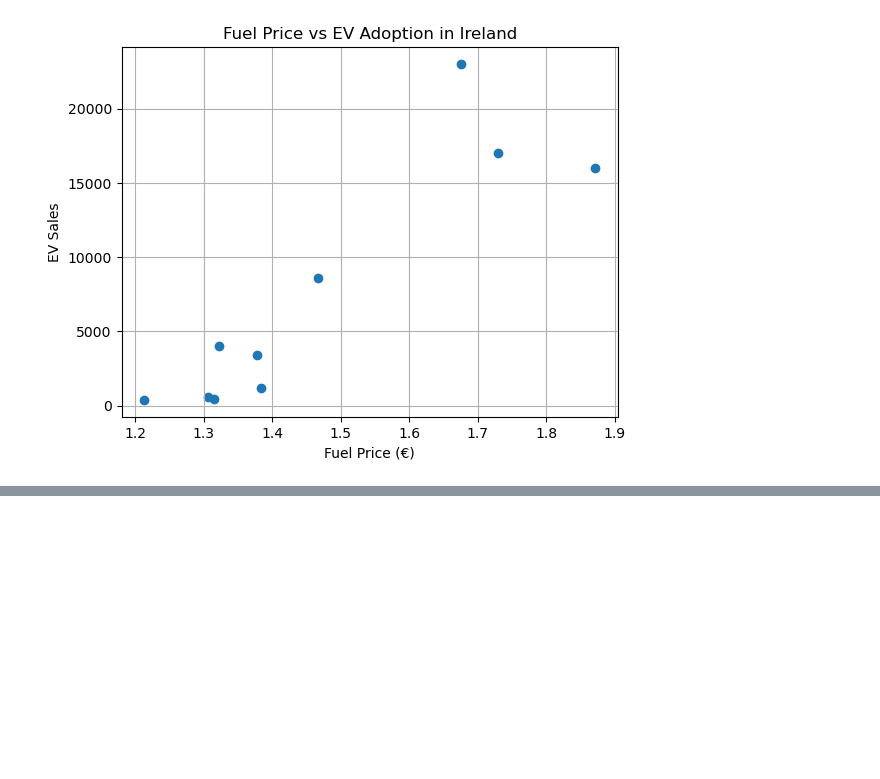
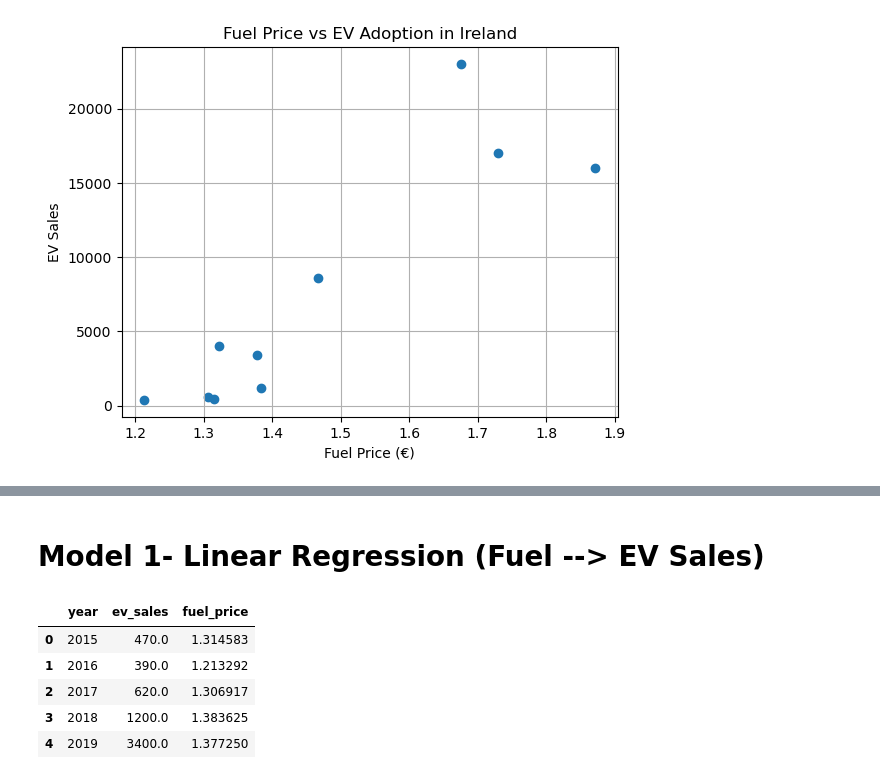
Before and after one commit to Guilherme2022448/Final-Project, a Jupyter notebook: ev_adoption_analysis.ipynb, the cells around one changed output, grey strips where cells are left out. Saved outputs shown, nothing was run; the diff lists cells and outputs as text; code cells hidden in the pictures; blank space fills up the shorter version.

```diff
--- a/ev_adoption_analysis.ipynb
+++ b/ev_adoption_analysis.ipynb
@@ -451,0 +458,11 @@ plt.show()
+# %% [markdown]
+# Model 1- Linear Regression (Fuel --> EV Sales)
+# %%
+merged_df.head()
+# %% [output]
+|  | year | ev_sales | fuel_price |
+| 0 | 2015 | 470.0 | 1.314583 |
+| 1 | 2016 | 390.0 | 1.213292 |
+| 2 | 2017 | 620.0 | 1.306917 |
+| 3 | 2018 | 1200.0 | 1.383625 |
+| 4 | 2019 | 3400.0 | 1.377250 |
```
Also changed, not shown: parts of 8 cells of this notebook.
